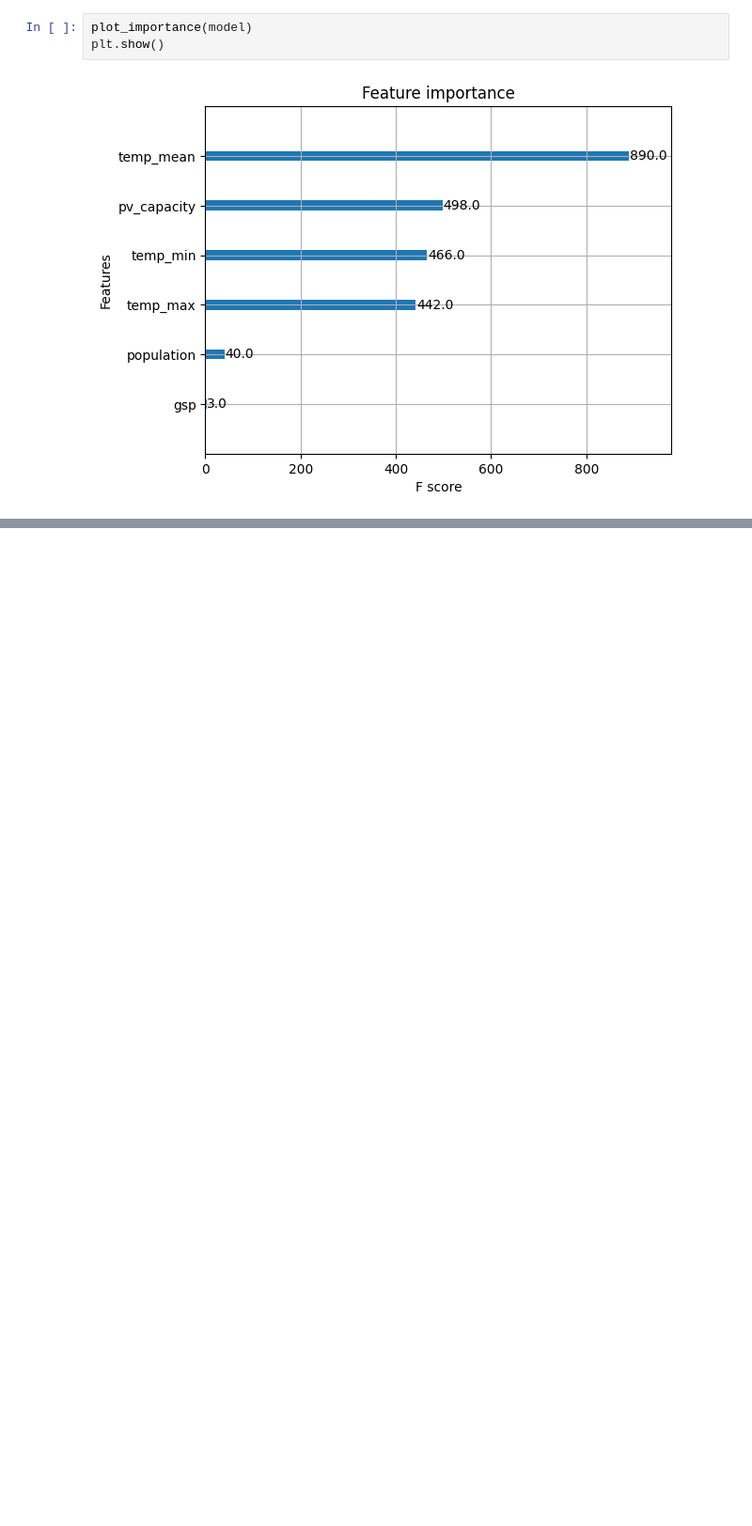
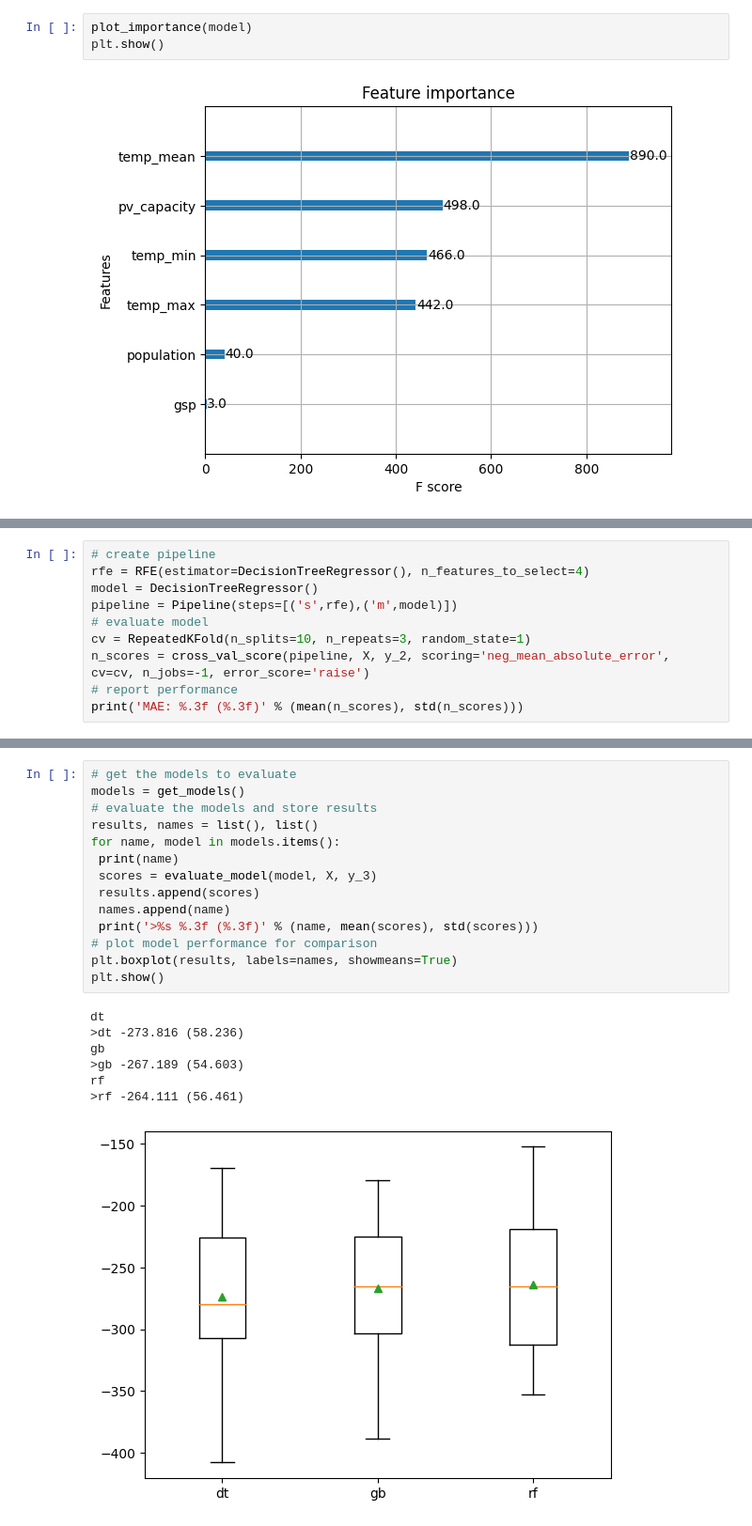
Before and after one commit to Z5429/ZZSC9020-Group-P, a Jupyter notebook: src/feature_selection.ipynb, the cells around one changed output, grey strips where cells are left out. Shown at 94% size. Drawn from its saved outputs; the diff is of its cells as text; blank space fills up the shorter version.

```diff
--- a/src/feature_selection.ipynb
+++ b/src/feature_selection.ipynb
@@ -207,0 +246,10 @@ plt.show()
+# %%
+# create pipeline
+rfe = RFE(estimator=DecisionTreeRegressor(), n_features_to_select=4)
+model = DecisionTreeRegressor()
+pipeline = Pipeline(steps=[('s',rfe),('m',model)])
+# evaluate model
+cv = RepeatedKFold(n_splits=10, n_repeats=3, random_state=1)
+n_scores = cross_val_score(pipeline, X, y_2, scoring='neg_mean_absolute_error', cv=cv, n_jobs=-1, error_score='raise')
+# report performance
+print('MAE: %.3f (%.3f)' % (mean(n_scores), std(n_scores)))
@@ -207,0 +272,22 @@ plt.show()
+# %%
+# get the models to evaluate
+models = get_models()
+# evaluate the models and store results
+results, names = list(), list()
+for name, model in models.items():
+ print(name)
+ scores = evaluate_model(model, X, y_3)
+ results.append(scores)
+ names.append(name)
+ print('>%s %.3f (%.3f)' % (name, mean(scores), std(scores)))
+# plot model performance for comparison
+plt.boxplot(results, labels=names, showmeans=True)
+plt.show()
+# %% [output]
+dt
+>dt -273.816 (58.236)
+gb
+>gb -267.189 (54.603)
+rf
+>rf -264.111 (56.461)
+[figure, added]
```
Also changed, not shown: parts of 9 cells of this notebook, 1 other file.
